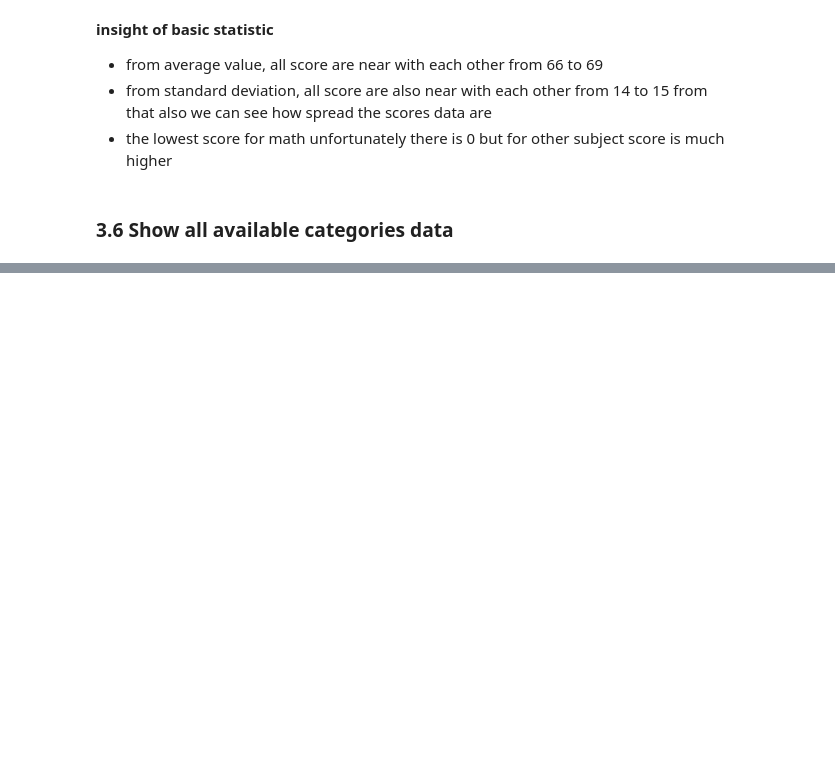
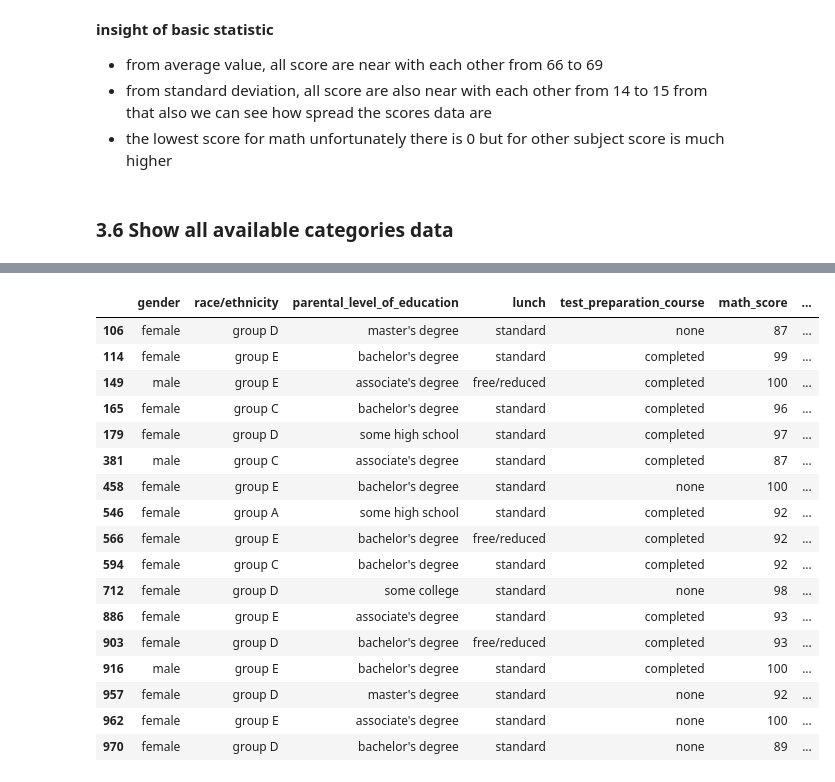
Before and after one commit to evanarnanda/PredictStudentTestScore, a Jupyter notebook: notebook/EDA.ipynb, the cells around one changed output, grey strips where cells are left out. Drawn from its saved outputs; the diff is of its cells as text; code cells hidden in the pictures; blank space fills up the shorter version.

```diff
--- a/notebook/EDA.ipynb
+++ b/notebook/EDA.ipynb
@@ -145,0 +150,4 @@ These are the value from column test preparation course : ['none' 'completed']
+# %%
+print('there are few numeric data such as:')
+numeric_col = [col for col in student_df.select_dtypes(exclude='object')]
+print(numeric_col)
@@ -145,0 +159,3 @@ These are the value from column test preparation course : ['none' 'completed']
+# %%
+student_df['total_score'] = student_df['math_score'] + student_df['reading_score'] + student_df['writing_score']
+student_df['average_score'] = student_df['total_score'] / len(numeric_col)
@@ -145,0 +191,8 @@ These are the value from column test preparation course : ['none' 'completed']
+# %%
+perfect_math = student_df.query('math_score == 100')
+perfect_reading = student_df.query('reading_score == 100')
+perfect_writing = student_df.query('writing_score == 100')
+
+print(f'There are {len(perfect_math)} students that getting 100 score')
+print(f'There are {len(perfect_reading)} students that getting 100 score')
+print(f'There are {len(perfect_writing)} students that getting 100 score')
@@ -145,0 +216,21 @@ These are the value from column test preparation course : ['none' 'completed']
+# %%
+perfect_reading
+# %% [output]
+|  | gender | race/ethnicity | parental_level_of_education | lunch | test_preparation_course | math_score | ... |
+| 106 | female | group D | master's degree | standard | none | 87 | ... |
+| 114 | female | group E | bachelor's degree | standard | completed | 99 | ... |
+| 149 | male | group E | associate's degree | free/reduced | completed | 100 | ... |
+| 165 | female | group C | bachelor's degree | standard | completed | 96 | ... |
+| 179 | female | group D | some high school | standard | completed | 97 | ... |
+| 381 | male | group C | associate's degree | standard | completed | 87 | ... |
+| 458 | female | group E | bachelor's degree | standard | none | 100 | ... |
+| 546 | female | group A | some high school | standard | completed | 92 | ... |
+| 566 | female | group E | bachelor's degree | free/reduced | completed | 92 | ... |
+| 594 | female | group C | bachelor's degree | standard | completed | 92 | ... |
+| 712 | female | group D | some college | standard | none | 98 | ... |
+| 886 | female | group E | associate's degree | standard | completed | 93 | ... |
+| 903 | female | group D | bachelor's degree | free/reduced | completed | 93 | ... |
+| 916 | male | group E | bachelor's degree | standard | completed | 100 | ... |
+| 957 | female | group D | master's degree | standard | none | 92 | ... |
+| 962 | female | group E | associate's degree | standard | none | 100 | ... |
+| 970 | female | group D | bachelor's degree | standard | none | 89 | ... |
```
Also changed, not shown: parts of 21 cells of this notebook.
